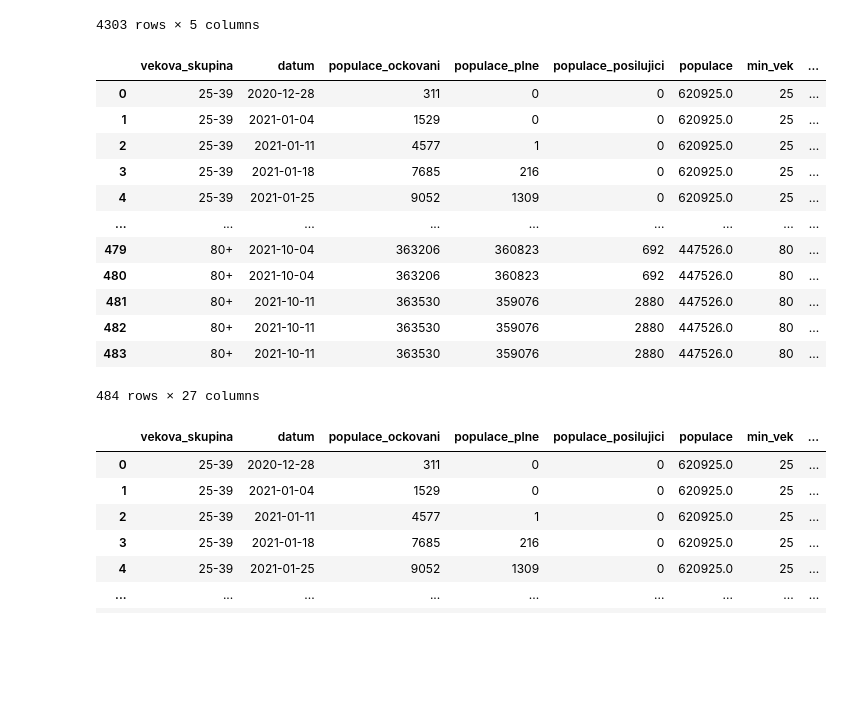
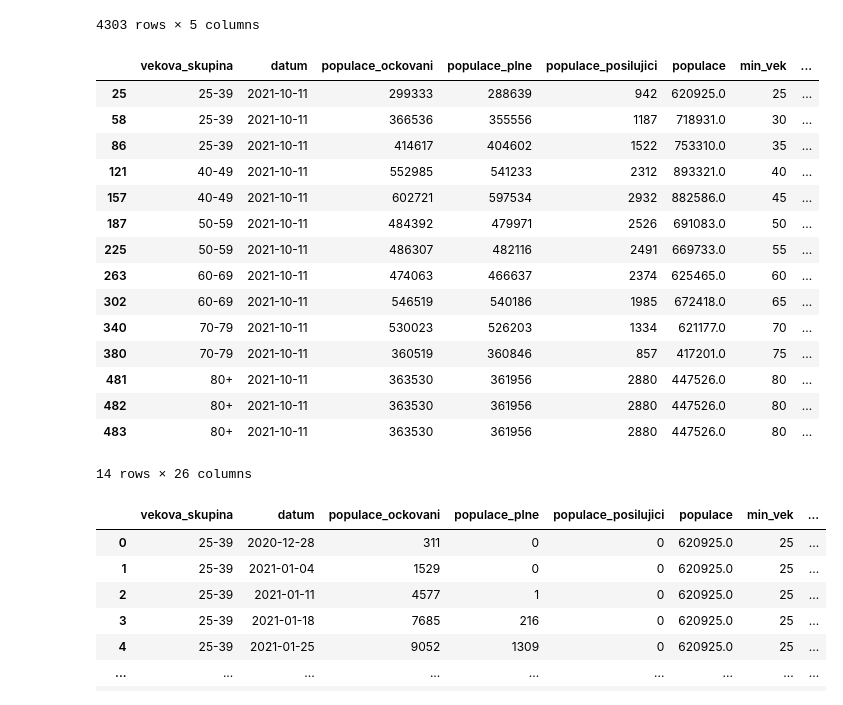
Before and after one commit to msusicky/ockovani-covid, a Jupyter notebook: notebooks/srovnani.ipynb, the cells around one changed output. Saved outputs shown, nothing was run; the diff lists cells and outputs as text; code cells hidden in the pictures; blank space fills up the shorter version.

```diff
--- a/notebooks/srovnani.ipynb
+++ b/notebooks/srovnani.ipynb
@@ -72,13 +72,14 @@ df
 srovnani = pd.read_sql_query(
     f"""
     select * from srovnani_ockovani s
-    where s.od < '2021-10-25'
+    where s.od < '2021-10-28'
     """,
     db
 )
 
+srovnani = srovnani[srovnani['od'] == srovnani['od'].max()]
 srovnani['vekova_skupina'] = srovnani['vekova_skupina'].replace({'80-84': '80+', '85-89': '80+', '90+': '80+'})
-srovnani.groupby(['tyden', 'od', 'do', 'vekova_skupina']).sum().reset_index()
+srovnani = srovnani.groupby(['tyden', 'od', 'do', 'vekova_skupina']).sum().reset_index()
 
 srovnani
 # %% [output]
@@ -157,33 +159,37 @@ ockovani
 # %%
 df = pd.merge(ockovani, populace)
 df = pd.merge(df, srovnani, left_on=['datum', 'vekova_skupina'], right_on=['od', 'vekova_skupina'])
 
 
 
 df['vekova_skupina'] = df['vekova_skupina'].replace({'25-29': '25-39', '30-34': '25-39', '35-39': '25-39', '40-44': '40-49', '45-49': '40-49', '50-54': '50-59', '55-59': '50-59',
                                                      '60-64': '60-69', '65-69': '60-69', '70-74': '70-79', '75-79': '70-79'})
 
 df.groupby(['datum', 'tyden', 'od', 'do', 'vekova_skupina']).sum().reset_index()
 
+df = df[df['datum'] == df['datum'].max()]
+
 df['populace_bez'] = df['populace'] - df['populace_ockovani']
-df['populace_castecne'] = df['populace_ockovani'] - df['populace_plne']
-df['populace_plne'] = df['populace_plne'] - df['populace_posilujici']
+df['populace_plne'] = df['populace_plne']
 
 df
 # %% [output]
 |  | vekova_skupina | datum | populace_ockovani | populace_plne | populace_posilujici | populace | min_vek | ... |
-| 0 | 25-39 | 2020-12-28 | 311 | 0 | 0 | 620925.0 | 25 | ... |
-| 1 | 25-39 | 2021-01-04 | 1529 | 0 | 0 | 620925.0 | 25 | ... |
-| 2 | 25-39 | 2021-01-11 | 4577 | 1 | 0 | 620925.0 | 25 | ... |
-| 3 | 25-39 | 2021-01-18 | 7685 | 216 | 0 | 620925.0 | 25 | ... |
-| 4 | 25-39 | 2021-01-25 | 9052 | 1309 | 0 | 620925.0 | 25 | ... |
-| ... | ... | ... | ... | ... | ... | ... | ... | ... |
-| 479 | 80+ | 2021-10-04 | 363206 | 360823 | 692 | 447526.0 | 80 | ... |
-| 480 | 80+ | 2021-10-04 | 363206 | 360823 | 692 | 447526.0 | 80 | ... |
-| 481 | 80+ | 2021-10-11 | 363530 | 359076 | 2880 | 447526.0 | 80 | ... |
-| 482 | 80+ | 2021-10-11 | 363530 | 359076 | 2880 | 447526.0 | 80 | ... |
-| 483 | 80+ | 2021-10-11 | 363530 | 359076 | 2880 | 447526.0 | 80 | ... |
+| 25 | 25-39 | 2021-10-11 | 299333 | 288639 | 942 | 620925.0 | 25 | ... |
+| 58 | 25-39 | 2021-10-11 | 366536 | 355556 | 1187 | 718931.0 | 30 | ... |
+| 86 | 25-39 | 2021-10-11 | 414617 | 404602 | 1522 | 753310.0 | 35 | ... |
+| 121 | 40-49 | 2021-10-11 | 552985 | 541233 | 2312 | 893321.0 | 40 | ... |
+| 157 | 40-49 | 2021-10-11 | 602721 | 597534 | 2932 | 882586.0 | 45 | ... |
+| 187 | 50-59 | 2021-10-11 | 484392 | 479971 | 2526 | 691083.0 | 50 | ... |
+| 225 | 50-59 | 2021-10-11 | 486307 | 482116 | 2491 | 669733.0 | 55 | ... |
+| 263 | 60-69 | 2021-10-11 | 474063 | 466637 | 2374 | 625465.0 | 60 | ... |
+| 302 | 60-69 | 2021-10-11 | 546519 | 540186 | 1985 | 672418.0 | 65 | ... |
+| 340 | 70-79 | 2021-10-11 | 530023 | 526203 | 1334 | 621177.0 | 70 | ... |
+| 380 | 70-79 | 2021-10-11 | 360519 | 360846 | 857 | 417201.0 | 75 | ... |
+| 481 | 80+ | 2021-10-11 | 363530 | 361956 | 2880 | 447526.0 | 80 | ... |
+| 482 | 80+ | 2021-10-11 | 363530 | 361956 | 2880 | 447526.0 | 80 | ... |
+| 483 | 80+ | 2021-10-11 | 363530 | 361956 | 2880 | 447526.0 | 80 | ... |
-484 rows × 27 columns
+14 rows × 26 columns
 # %%
 df_norm = df.copy()
 
```
Also changed, not shown: parts of 1 cell of this notebook, 4 other files.
